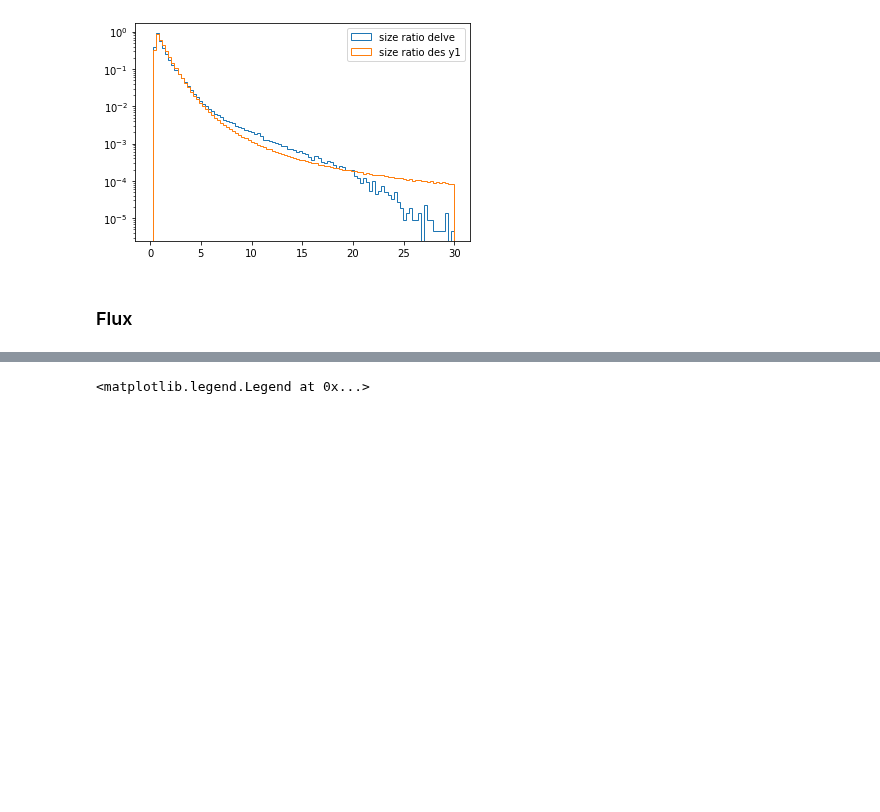
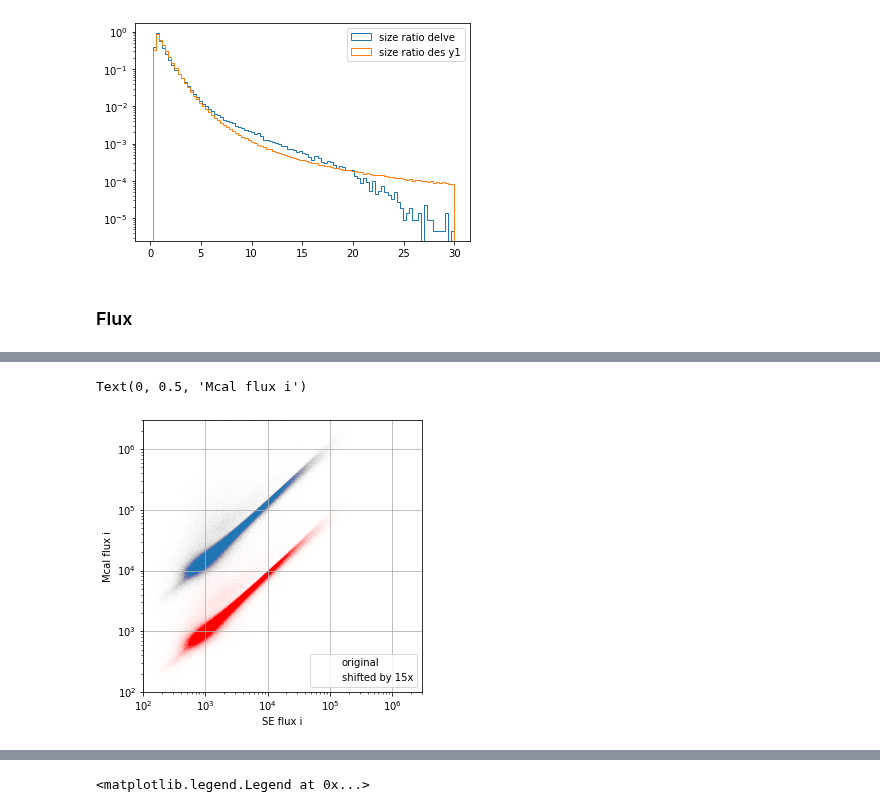
Before and after one commit to delve-survey/shearcat, a Jupyter notebook: notebooks/ShearDiagnostics.ipynb, the cells around one changed output, grey strips where cells are left out. Saved outputs shown, nothing was run; the diff lists cells and outputs as text; code cells hidden in the pictures; blank space fills up the shorter version.

```diff
--- a/notebooks/ShearDiagnostics.ipynb
+++ b/notebooks/ShearDiagnostics.ipynb
@@ -306,0 +366,16 @@ mplot.legend()
+# %%
+mplot.figure(figsize=(5,5))
+mplot.scatter(new['flux_i'][mask0], new['mcal_flux_noshear'][mask0][:,1], marker='.', s=0.1, alpha=0.01, label='original')
+mplot.scatter(new['flux_i'][mask0], new['mcal_flux_noshear'][mask0][:,1]/15, c='r', marker='.', s=0.1, alpha=0.01, label='shifted by 15x')
+
+mplot.legend()
+mplot.xscale('log')
+mplot.yscale('log')
+mplot.grid()
+mplot.xlim(100,3000000)
+mplot.ylim(100, 3000000)
+mplot.xlabel('SE flux i')
+mplot.ylabel('Mcal flux i')
+# %% [output]
+Text(0, 0.5, 'Mcal flux i')
+[figure, added]
```
Also changed, not shown: parts of 11 cells of this notebook, 8 other files.
